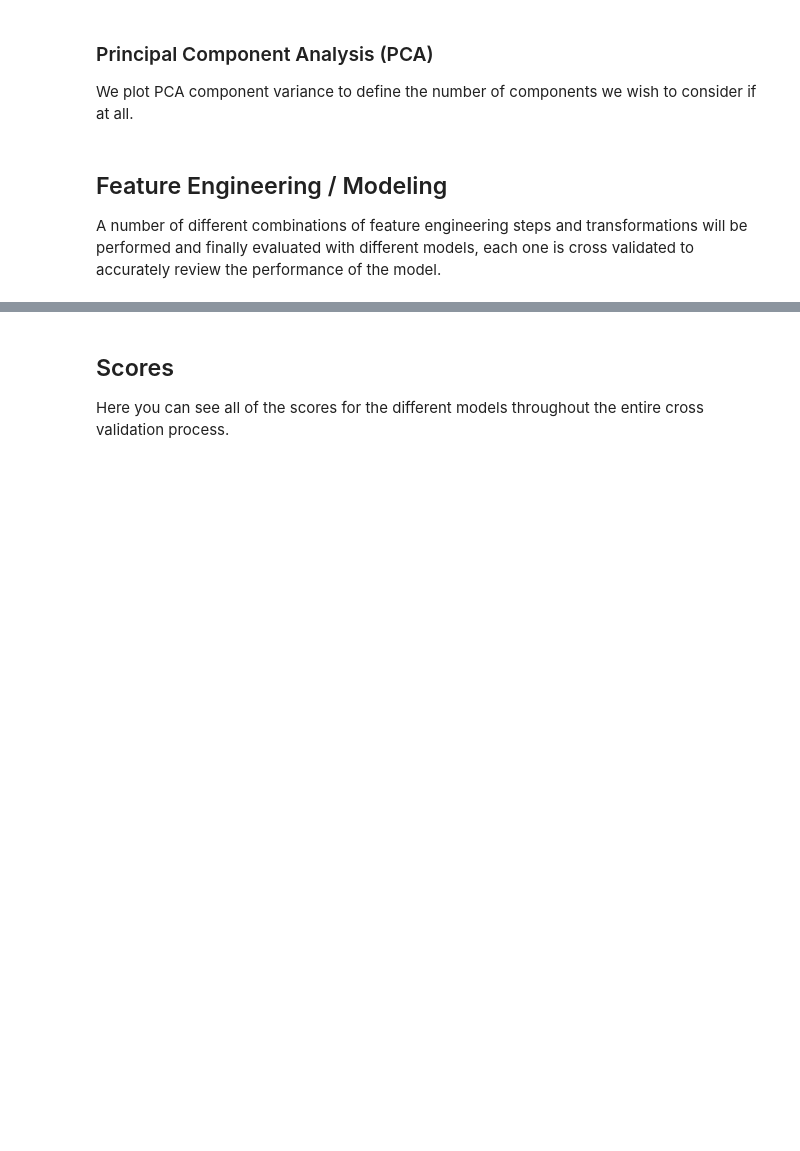
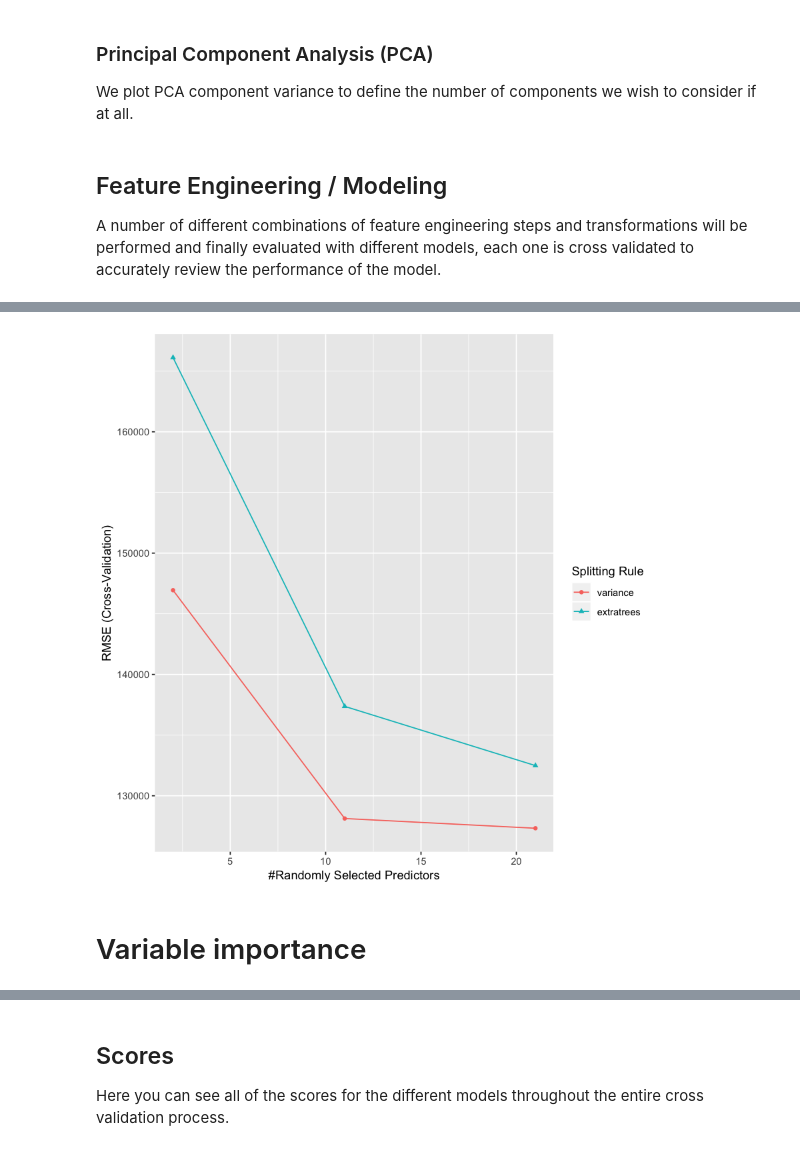
Before and after one commit to akoury/house_pricing, a Jupyter notebook: Analysis.ipynb, the cells around one changed output, grey strips where cells are left out. Saved outputs shown, nothing was run; the diff lists cells and outputs as text; code cells hidden in the pictures; blank space fills up the shorter version.

```diff
--- a/Analysis.ipynb
+++ b/Analysis.ipynb
@@ -247,0 +484,11 @@ A number of different combinations of feature engineering steps and transformati
+# %%
+rf <- train(price~ .,
+                  data = train,
+                  method = "ranger",
+                  trControl=trainControl(
+                    method = "cv",
+                    number=5,
+                    savePredictions = TRUE)
+)
+
+rf$results
@@ -247,0 +504,4 @@ A number of different combinations of feature engineering steps and transformati
+# %%
+ggplot(rf)
+# %% [output]
+[figure, added]
@@ -247,0 +510,2 @@ A number of different combinations of feature engineering steps and transformati
+# %% [markdown]
+# Variable importance
```
Also changed, not shown: parts of 43 cells of this notebook.
